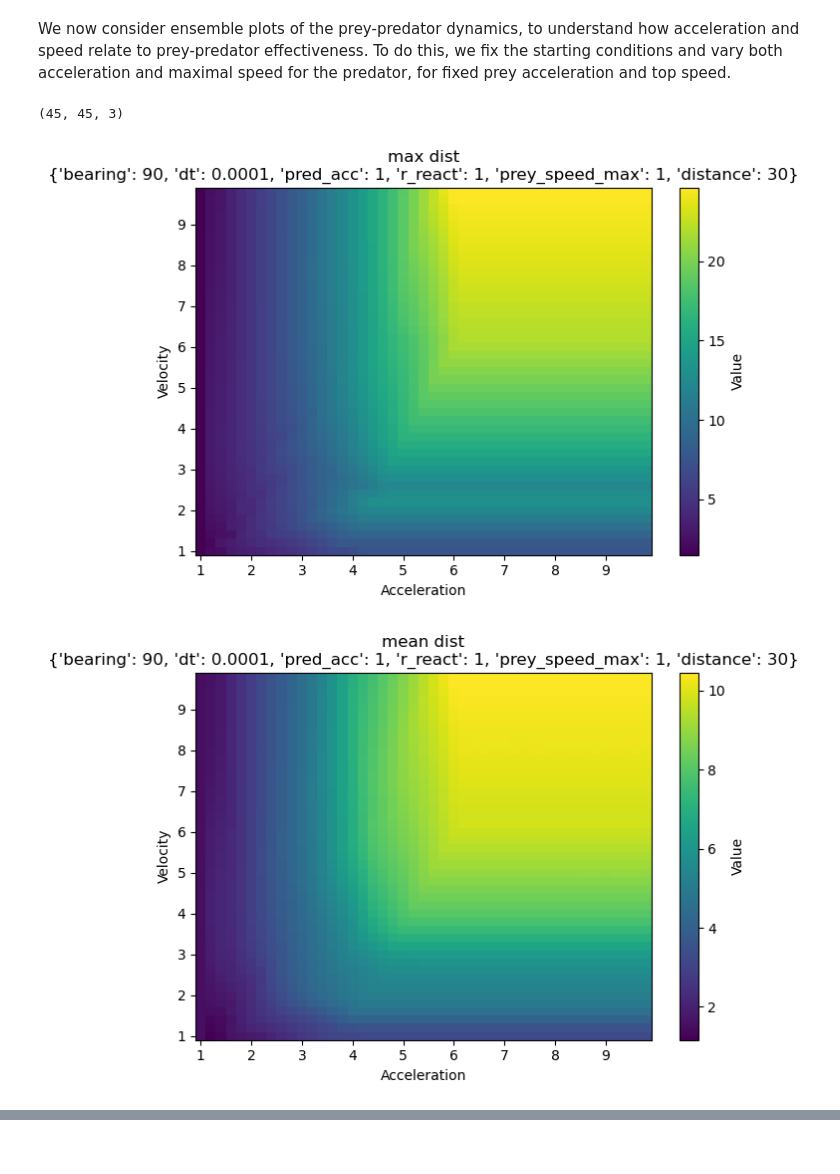
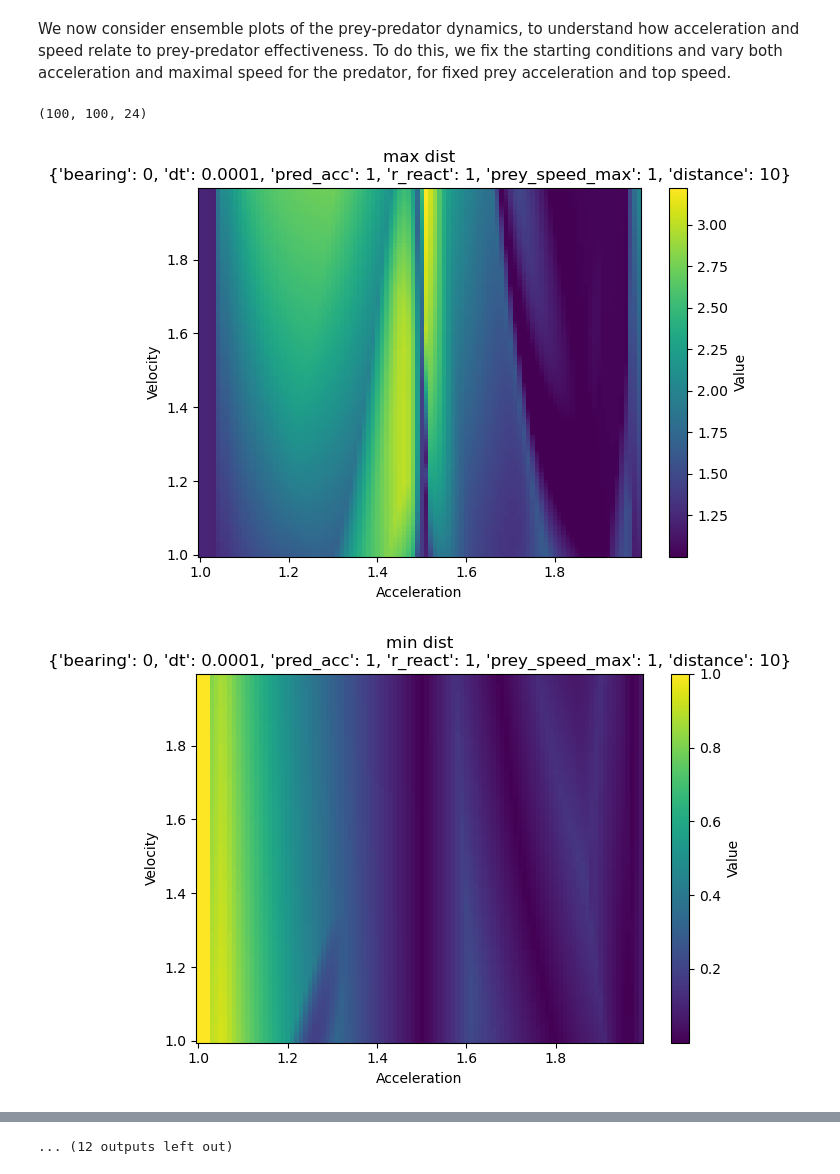
Before and after one commit to quercia-dev/pursuit-curves, a Jupyter notebook: 00_Deterministic.ipynb, the cells around one changed output, grey strips where cells are left out. Drawn from its saved outputs; the diff is of its cells as text; code cells hidden in the pictures; blank space fills up the shorter version.

```diff
--- a/00_Deterministic.ipynb
+++ b/00_Deterministic.ipynb
@@ -499,16 +589,6 @@ from numba import prange
 def positive_distance(state):
     distance = state[:, 0, 0, :] - state[:, 1, 0, :]
     return norm_list(distance)
-
-@njit
-def compute_statistics(state):
-    # remember to update the # of elements in `simulate_grid_parallel`
-    distances = positive_distance(state)
-    max_dist = np.max(distances)
-    mean_dist = np.mean(distances)
-    std_dist = np.std(distances)
-
-    return max_dist, mean_dist, std_dist,
 
 @njit
 def simulate_cell(bearing, dt, n_steps, pred_acc, prey_acc, pred_speed_max, prey_speed_max, r_react):
@@ -528,7 +608,7 @@ def simulate_grid_parallel(bearing, dt, pred_acc, prey_speed_max, r_react, v_ran
     n_v = len(v_range)
     n_a = len(a_range)
     n_steps = round(distance / dt)
-    results = np.zeros((n_v, n_a, 3), dtype=np.float64)
+    results = np.zeros((n_v, n_a, 24), dtype=np.float64)
 
     for i in prange(n_v):
         for j in prange(n_a):
@@ -537,11 +617,11 @@ def simulate_grid_parallel(bearing, dt, pred_acc, prey_speed_max, r_react, v_ran
 
     return results
 # %%
-v_range=np.arange(1, 10, 0.1, dtype=np.float64)
-a_range=np.arange(1, 10, 0.1, dtype=np.float64)
+v_range=np.arange(1, 2, 0.01, dtype=np.float64)
+a_range=np.arange(1, 2, 0.01, dtype=np.float64)
 
 parameters = {}
-parameters['bearing'] = 90
+parameters['bearing'] = 0
 parameters['dt'] = 0.0001
 parameters['pred_acc'] = 1
 parameters['r_react'] = 1
@@ -561,36 +641,46 @@ result_grid = simulate_grid_parallel(
 
 print(result_grid.shape)
 # %% [output]
-(45, 45, 3)
+(100, 100, 24)
 # %%
 def plot_3d_array_slices(data: np.ndarray, params: dict, titles:list, xtitle:str, ytitle:str, x=None, y=None):
     """
     Plot slices of a (N, M, L) array as NxM images for each L, using params as title components.
     """
     if x is None:
         x = np.arange(data.shape[0])
     if y is None:
         y = np.arange(data.shape[1])
 
     X, Y = np.meshgrid(y, x)  # Note: meshgrid expects y then x for imshow-style layout
 
     n_slices = data.shape[2]
     for i in range(n_slices):
         plt.figure()
         plt.pcolormesh(Y, X, data[:, :, i], shading='auto', cmap='viridis')
         plt.colorbar(label='Value')
         plt.title(f'{titles[i]}\n{params}')
         plt.xlabel(ytitle)
         plt.ylabel(xtitle)
         plt.tight_layout()
         plt.show()
 
 plot_3d_array_slices(result_grid, parameters,
-                     titles=['max dist', 'mean dist', 'std dist'],
+                     titles = [
+                            'max dist', 'min dist', 'mean dist', 'std dist', 'final dist',
+                            'mean signed dist', 'std signed dist',
+                            'mean distance derivative', 'max distance derivative', 'min distance derivative',
+                            'mean velocity dot product', 'final velocity dot product',
+                            'final position predator', 'final position prey',
+                            'final velocity predator', 'final velocity prey',
+                            'final acceleration predator', 'final acceleration prey',
+                            'mean position predator', 'mean velocity predator', 'mean acceleration predator',
+                            'mean position prey', 'mean velocity prey', 'mean acceleration prey'
+                            ],
                      xtitle='Velocity',
                      x=v_range,
                      ytitle='Acceleration',
                      y=a_range)
 # %% [output]
-[figure, old version]
+[figure, new version]
-[figure, old version]
+[figure, new version]
@@ -598 +697,2 @@ plot_3d_array_slices(result_grid, parameters,
+... (12 outputs left out)
 # %%
```
Also changed, not shown: parts of 4 cells of this notebook.
